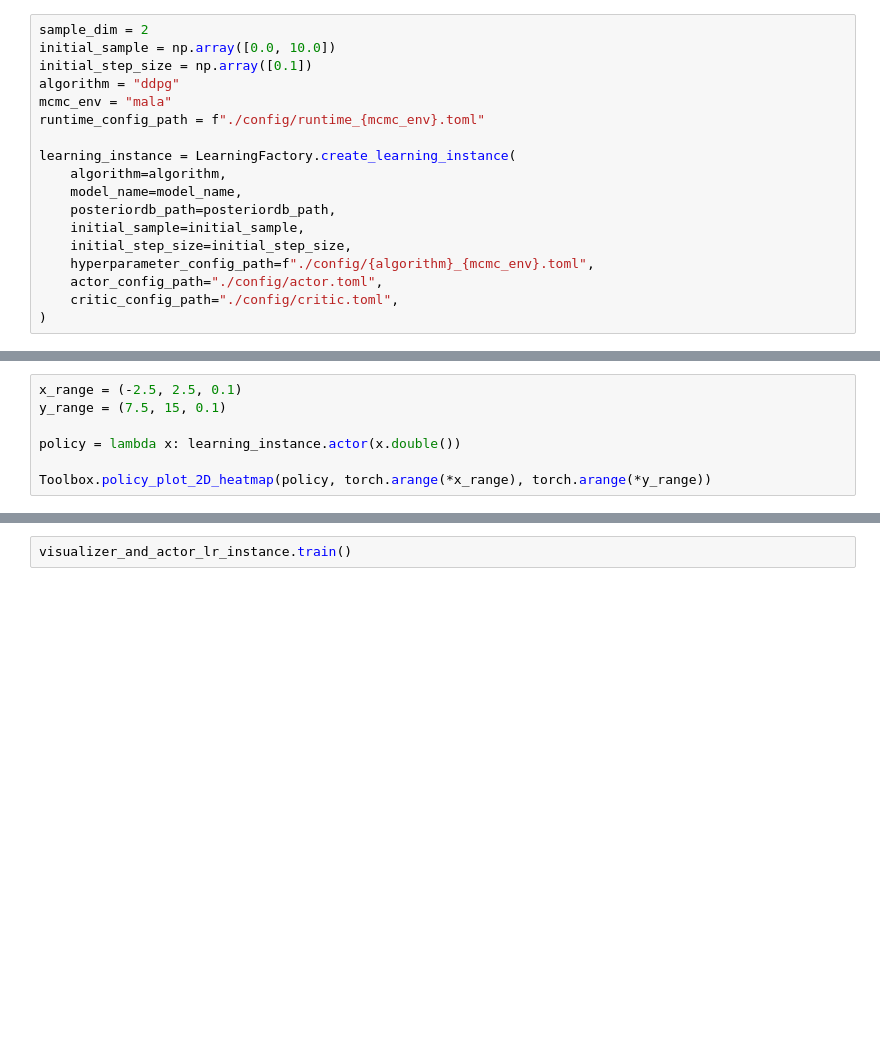
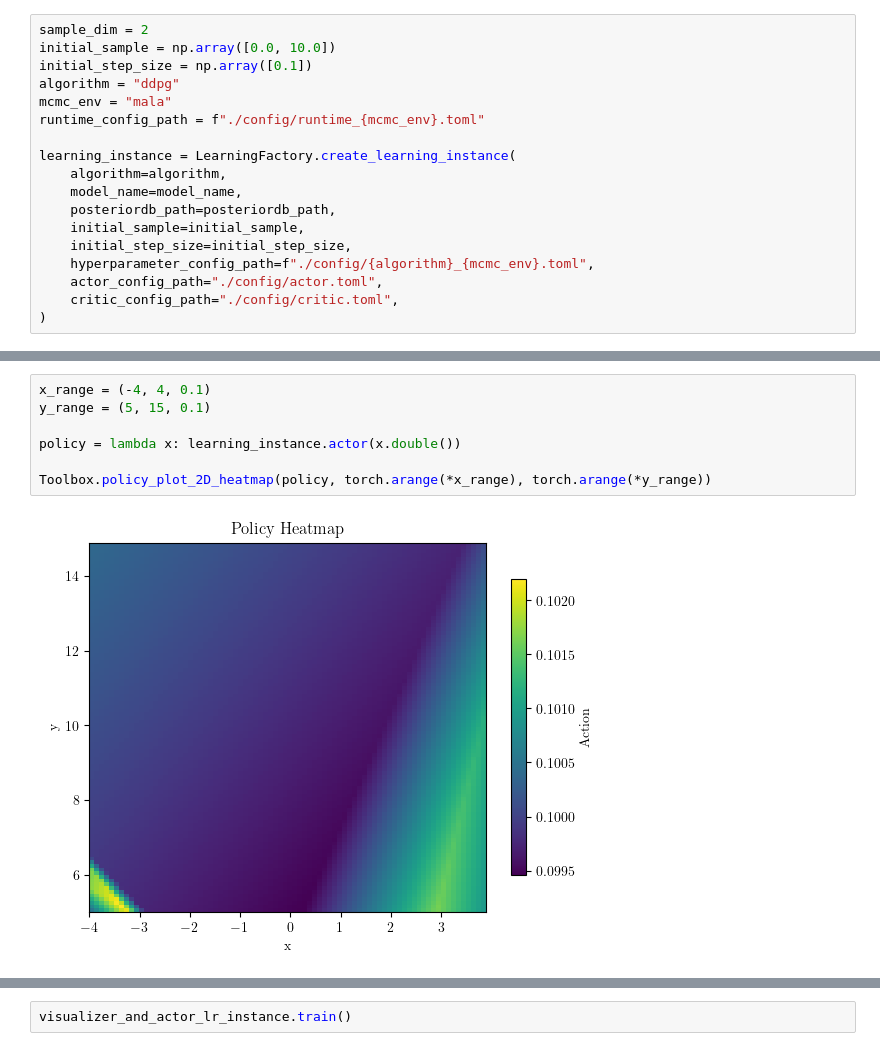
Before and after one commit to congyewang/Harnessing-the-Power-of-Reinforcement-Learning-for-Adaptive-MCMC, a Jupyter notebook: experiments/banana/banana_flex_mala.ipynb, the cells around one changed output, grey strips where cells are left out. Drawn from its saved outputs; the diff is of its cells as text; blank space fills up the shorter version.

```diff
--- a/experiments/banana/banana_flex_mala.ipynb
+++ b/experiments/banana/banana_flex_mala.ipynb
@@ -39,10 +41,12 @@ Toolbox.target_plot(data_range, learning_instance.env.envs[0].get_wrapper_attr("
 # %%
-x_range = (-2.5, 2.5, 0.1)
-y_range = (7.5, 15, 0.1)
+x_range = (-4, 4, 0.1)
+y_range = (5, 15, 0.1)
 
 policy = lambda x: learning_instance.actor(x.double())
 
 Toolbox.policy_plot_2D_heatmap(policy, torch.arange(*x_range), torch.arange(*y_range))
+# %% [output]
+[figure, added]
 # %%
 visualizer_and_actor_lr_instance = Callback(
     learning_instance,
```
Also changed, not shown: parts of 14 cells of this notebook, 19 other files.
